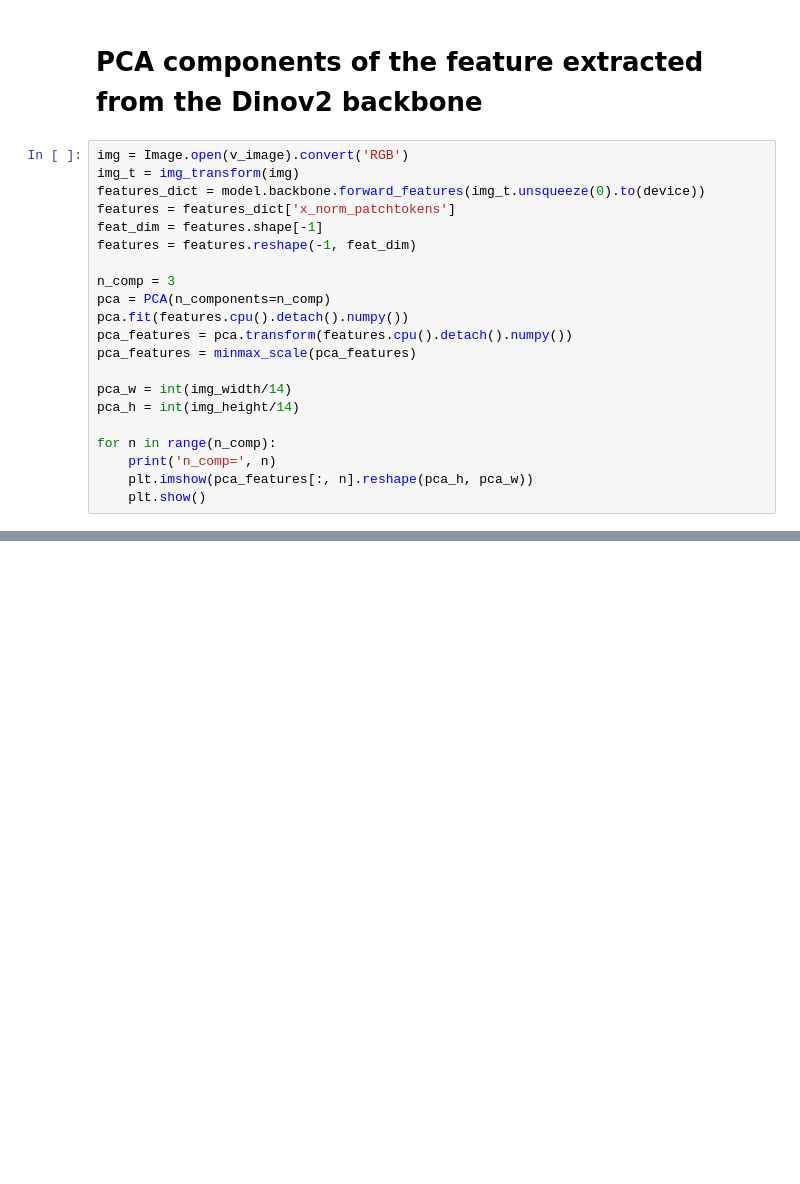
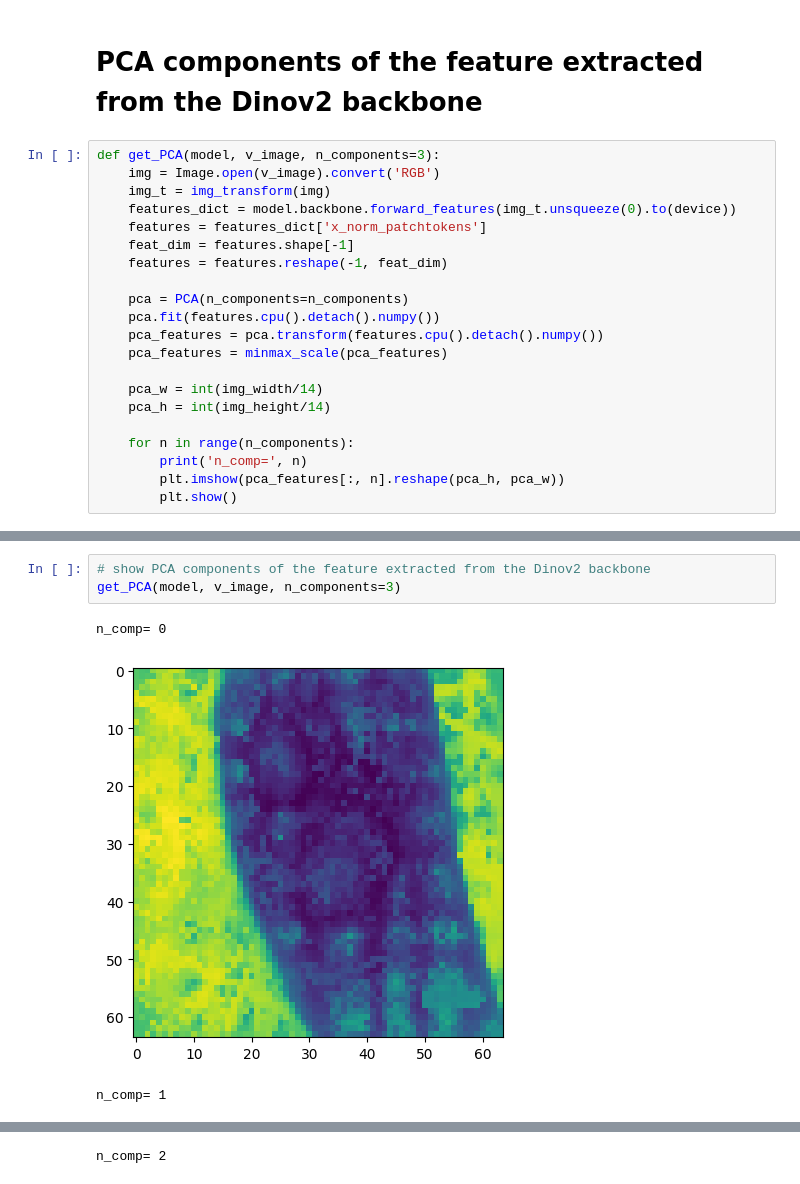
Before and after one commit to seihyoung/dfuc2024, a Jupyter notebook: visualize.ipynb, the cells around one changed output, grey strips where cells are left out. Saved outputs shown, nothing was run; the diff lists cells and outputs as text; blank space fills up the shorter version.

```diff
--- a/visualize.ipynb
+++ b/visualize.ipynb
@@ -57,23 +35,23 @@ scores= tensor([1.0000], device='cuda:0')
 # %% [markdown]
 # PCA components of the feature extracted from the Dinov2 backbone
 # %%
-img = Image.open(v_image).convert('RGB')
-img_t = img_transform(img)
-features_dict = model.backbone.forward_features(img_t.unsqueeze(0).to(device))
-features = features_dict['x_norm_patchtokens']
-feat_dim = features.shape[-1]
-features = features.reshape(-1, feat_dim)
+def get_PCA(model, v_image, n_components=3):
+    img = Image.open(v_image).convert('RGB')
+    img_t = img_transform(img)
+    features_dict = model.backbone.forward_features(img_t.unsqueeze(0).to(device))
+    features = features_dict['x_norm_patchtokens']
+    feat_dim = features.shape[-1]
+    features = features.reshape(-1, feat_dim)
 
-n_comp = 3
-pca = PCA(n_components=n_comp)
-pca.fit(features.cpu().detach().numpy())
-pca_features = pca.transform(features.cpu().detach().numpy())
-pca_features = minmax_scale(pca_features)
+    pca = PCA(n_components=n_components)
+    pca.fit(features.cpu().detach().numpy())
+    pca_features = pca.transform(features.cpu().detach().numpy())
+    pca_features = minmax_scale(pca_features)
 
-pca_w = int(img_width/14)
-pca_h = int(img_height/14)
+    pca_w = int(img_width/14)
+    pca_h = int(img_height/14)
 
-for n in range(n_comp):
-    print('n_comp=', n)
-    plt.imshow(pca_features[:, n].reshape(pca_h, pca_w))
-    plt.show()
+    for n in range(n_components):
+        print('n_comp=', n)
+        plt.imshow(pca_features[:, n].reshape(pca_h, pca_w))
+        plt.show()
@@ -86,0 +90,7 @@ n_comp= 2
+# %%
+# show PCA components of the feature extracted from the Dinov2 backbone
+get_PCA(model, v_image, n_components=3)
+# %% [output]
+n_comp= 0
+[figure, added]
+n_comp= 1
@@ -86,0 +98 @@ n_comp= 2
+n_comp= 2
```
Also changed, not shown: parts of 13 cells of this notebook.
